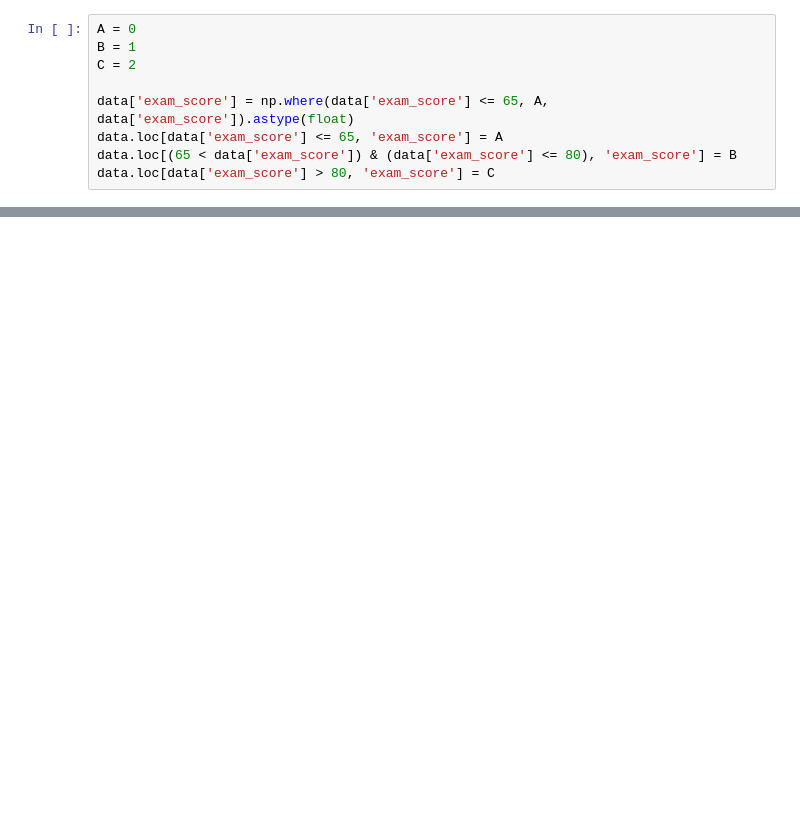
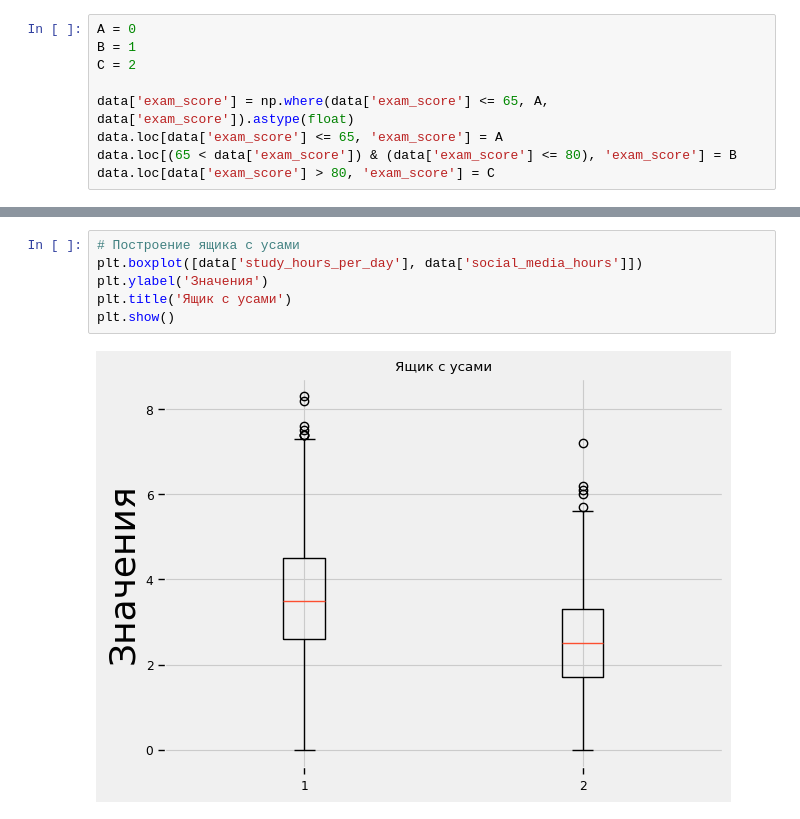
Before and after one commit to GordStep/lab-work-Linear-regression, a Jupyter notebook: source/main.ipynb, the cells around one changed output, grey strips where cells are left out. Saved outputs shown, nothing was run; the diff lists cells and outputs as text; blank space fills up the shorter version.

```diff
--- a/source/main.ipynb
+++ b/source/main.ipynb
@@ -193,0 +215,8 @@ data.head(5)
+# %%
+# Построение ящика с усами
+plt.boxplot([data['study_hours_per_day'], data['social_media_hours']])
+plt.ylabel('Значения')
+plt.title('Ящик с усами')
+plt.show()
+# %% [output]
+[figure, added]
```
Also changed, not shown: parts of 35 cells of this notebook, 1 other file.
